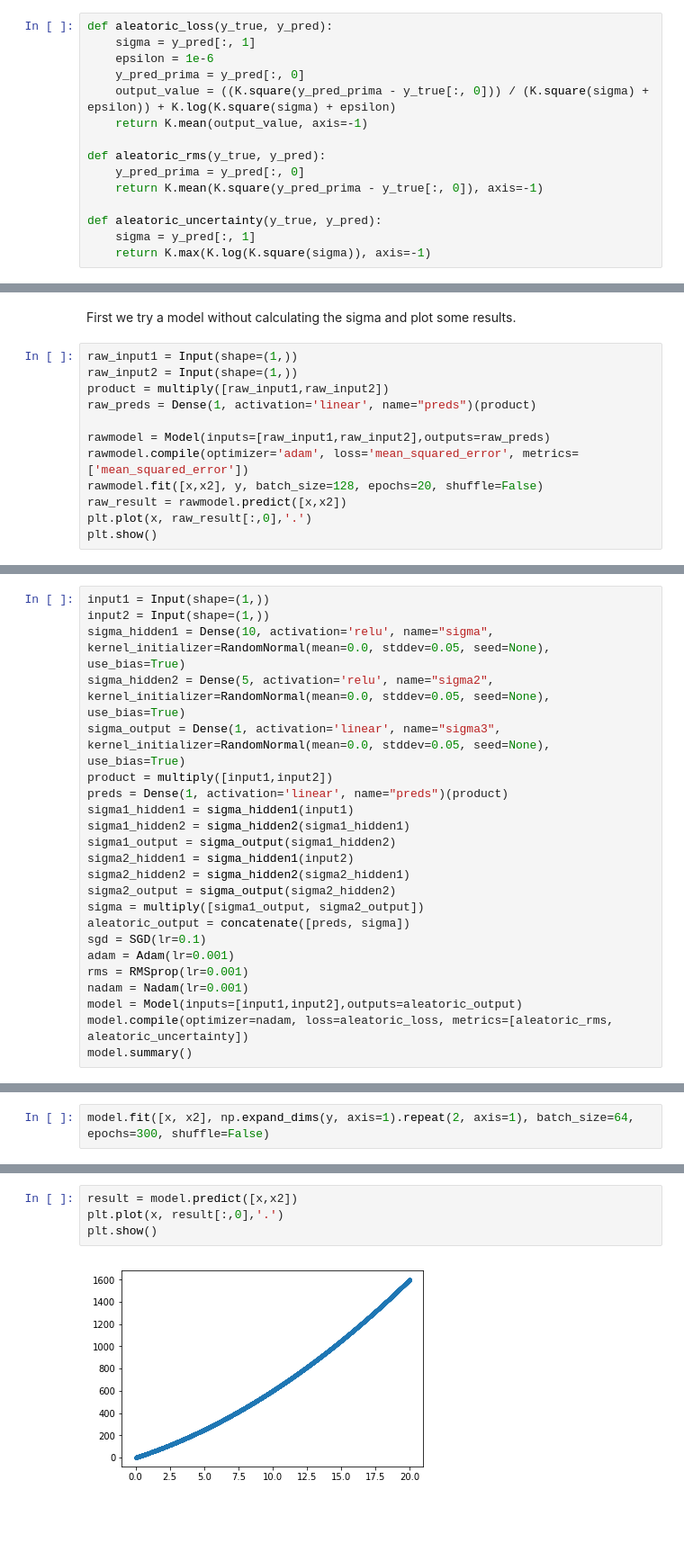
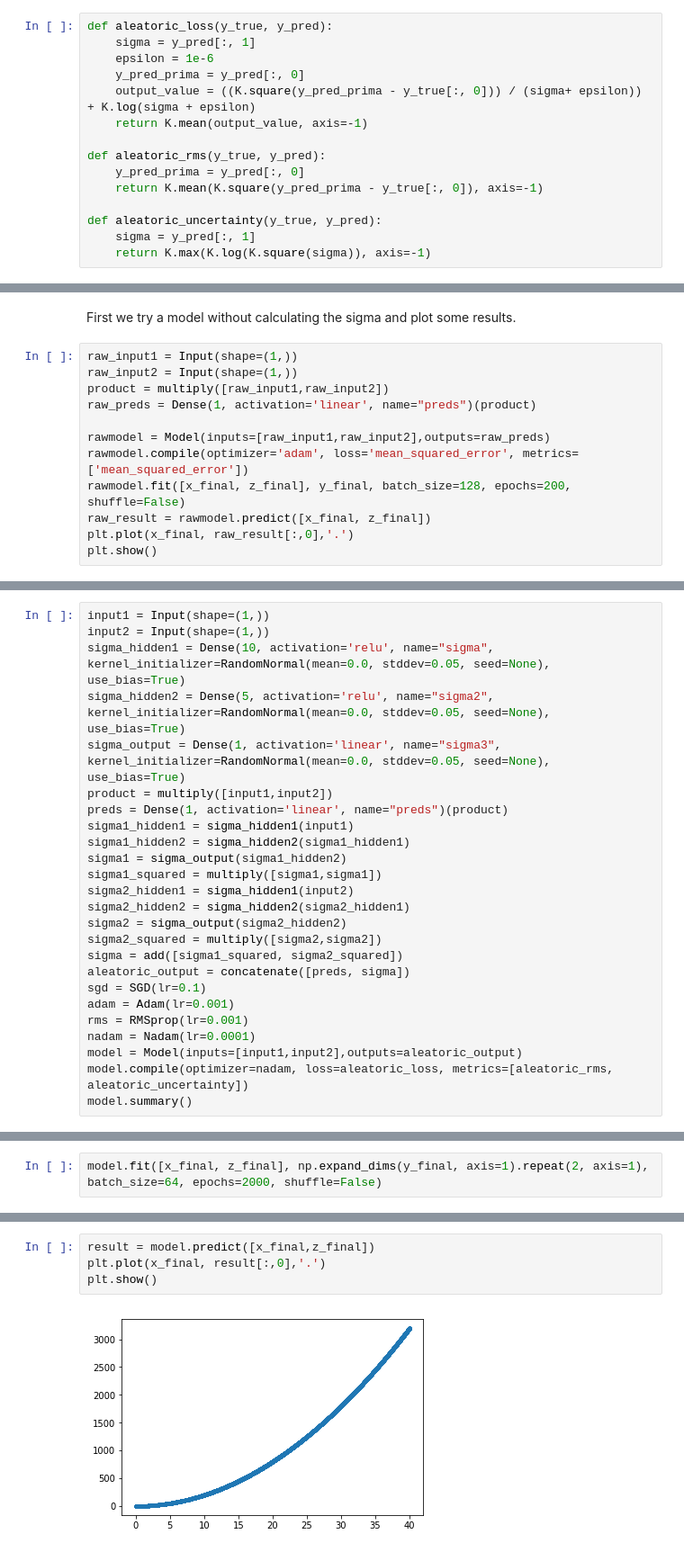
Before and after one commit to menajosep/uncertainty_basic_examples, a Jupyter notebook: Uncertainty Basic Example 2 inputs.ipynb, the cells around one changed output, grey strips where cells are left out. Shown: that part at 90% size. Drawn from its saved outputs; the diff is of its cells as text; blank space fills up the shorter version.

```diff
--- a/Uncertainty Basic Example 2 inputs.ipynb
+++ b/Uncertainty Basic Example 2 inputs.ipynb
@@ -33,7 +41,7 @@ def aleatoric_loss(y_true, y_pred):
     sigma = y_pred[:, 1]
     epsilon = 1e-6
     y_pred_prima = y_pred[:, 0]
-    output_value = ((K.square(y_pred_prima - y_true[:, 0])) / (K.square(sigma) + epsilon)) + K.log(K.square(sigma) + epsilon)
+    output_value = ((K.square(y_pred_prima - y_true[:, 0])) / (sigma+ epsilon)) + K.log(sigma + epsilon)
     return K.mean(output_value, axis=-1)
 
 def aleatoric_rms(y_true, y_pred):
@@ -58,8 +61,8 @@ raw_preds = Dense(1, activation='linear', name="preds")(product)
 
 rawmodel = Model(inputs=[raw_input1,raw_input2],outputs=raw_preds)
 rawmodel.compile(optimizer='adam', loss='mean_squared_error', metrics=['mean_squared_error'])
-rawmodel.fit([x,x2], y, batch_size=128, epochs=20, shuffle=False)
-raw_result = rawmodel.predict([x,x2])
-plt.plot(x, raw_result[:,0],'.')
+rawmodel.fit([x_final, z_final], y_final, batch_size=128, epochs=200, shuffle=False)
+raw_result = rawmodel.predict([x_final, z_final])
+plt.plot(x_final, raw_result[:,0],'.')
 plt.show()
 # %% [output]
@@ -93,16 +96,18 @@ product = multiply([input1,input2])
 preds = Dense(1, activation='linear', name="preds")(product)
 sigma1_hidden1 = sigma_hidden1(input1)
 sigma1_hidden2 = sigma_hidden2(sigma1_hidden1)
-sigma1_output = sigma_output(sigma1_hidden2)
+sigma1 = sigma_output(sigma1_hidden2)
+sigma1_squared = multiply([sigma1,sigma1])
 sigma2_hidden1 = sigma_hidden1(input2)
 sigma2_hidden2 = sigma_hidden2(sigma2_hidden1)
-sigma2_output = sigma_output(sigma2_hidden2)
-sigma = multiply([sigma1_output, sigma2_output])
+sigma2 = sigma_output(sigma2_hidden2)
+sigma2_squared = multiply([sigma2,sigma2])
+sigma = add([sigma1_squared, sigma2_squared])
 aleatoric_output = concatenate([preds, sigma])
 sgd = SGD(lr=0.1)
 adam = Adam(lr=0.001)
 rms = RMSprop(lr=0.001)
-nadam = Nadam(lr=0.001)
+nadam = Nadam(lr=0.0001)
 model = Model(inputs=[input1,input2],outputs=aleatoric_output)
 model.compile(optimizer=nadam, loss=aleatoric_loss, metrics=[aleatoric_rms, aleatoric_uncertainty])
 model.summary()
@@ -127,3 +132,3 @@ ________________________________________________________________________________
 # %%
-model.fit([x, x2], np.expand_dims(y, axis=1).repeat(2, axis=1), batch_size=64, epochs=300, shuffle=False)
+model.fit([x_final, z_final], np.expand_dims(y_final, axis=1).repeat(2, axis=1), batch_size=64, epochs=2000, shuffle=False)
 # %% [output]
@@ -147,7 +152,7 @@ Epoch 300/300
 <keras.callbacks.History at 0x...>
 # %%
-result = model.predict([x,x2])
-plt.plot(x, result[:,0],'.')
+result = model.predict([x_final,z_final])
+plt.plot(x_final, result[:,0],'.')
 plt.show()
 # %% [output]
-[figure, old version]
+[figure, new version]
```
Also changed, not shown: parts of 14 cells of this notebook, 1 other file.
